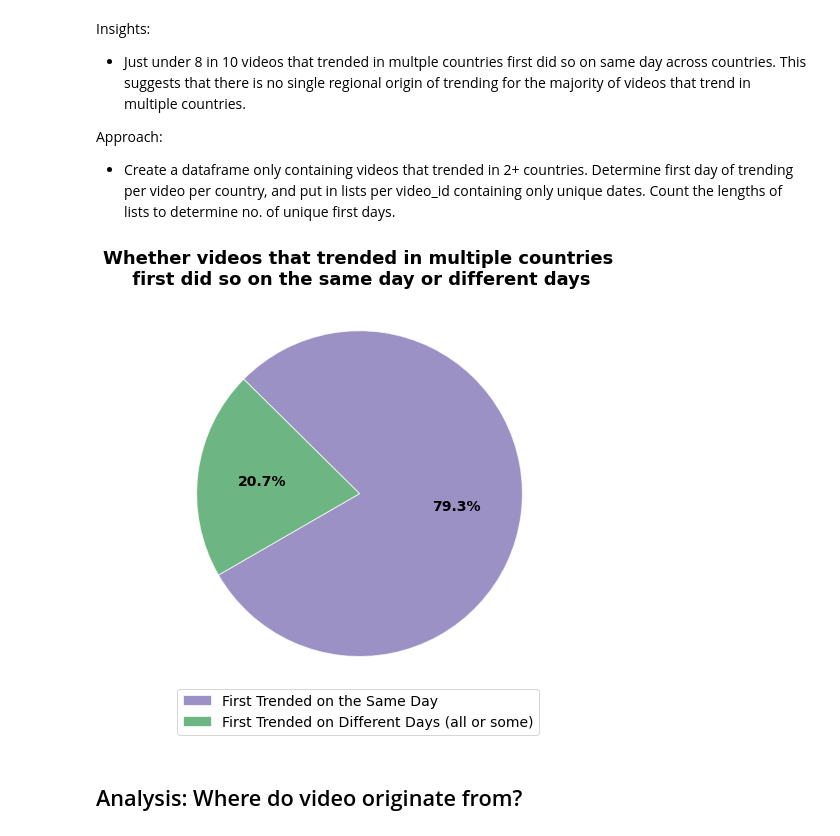
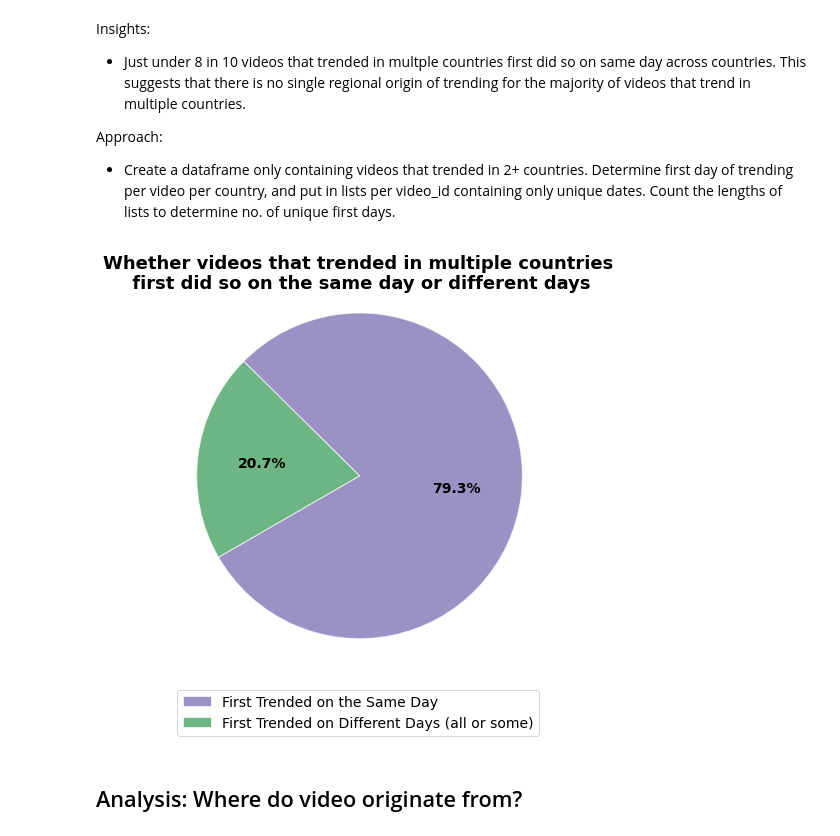
Before and after one commit to bnarath/YouTube_Trending, a Jupyter notebook: youtube-trending/Code/Analysis_Code_Final.ipynb, the cells around one changed output. Drawn from its saved outputs; the diff is of its cells as text; code cells hidden in the pictures.

```diff
--- a/youtube-trending/Code/Analysis_Code_Final.ipynb
+++ b/youtube-trending/Code/Analysis_Code_Final.ipynb
@@ -686,36 +686,36 @@ multiple_days = Final_First_dates_counts_by_id.loc[Final_First_dates_counts_by_i
 
     #visualize
 # Labels for the sections of our pie chart
 labels = ["First Trended on the Same Day", "First Trended on Different Days (all or some)"]
 
 # The values of each section of the pie chart
 
 sizes = [len(same_day)/Final_First_dates_counts_by_id["video_id"].count(),
          len(multiple_days)/Final_First_dates_counts_by_id["video_id"].count()]
 
 # The colors of each section of the pie chart
 colors = [plt.cm.Purples(0.7), plt.cm.Greens(0.7)]
 
 
 #Display
 _=plt.pie(sizes, colors=colors, autopct="%1.1f%%",
         shadow=False, startangle=210,
         wedgeprops={'edgecolor':'w', "alpha" : 0.7},
         textprops={"fontsize":14, "color":'black', "fontweight":'bold'})
 
 #formatting
 _=plt.title("Whether videos that trended in multiple countries\n first did so on the same day or different days",
-          fontsize=18, fontweight='bold')
+          fontsize=18, fontweight='bold', y=0.9)
 _=plt.legend(labels, loc="lower center",
-             bbox_to_anchor=(0.5, -0.11), fontsize=14)
+             bbox_to_anchor=(0.5, -0.09), fontsize=14)
 _=plt.tight_layout()
 _=plt.axis("equal")
 
 _=plt.savefig('../Image/Whether_videos_that_trended_in_multiple_countries_first_did_so_on_the_same_day_or_different_days.png',
             bbox_inches = "tight" )
 plt.show()
 # %% [output]
-[figure, old version]
+[figure, new version]
 # %% [markdown]
 ## Analysis:  Where do video originate from?
 # %% [markdown]
```
Also changed, not shown: parts of 4 cells of this notebook, 5 other files.
